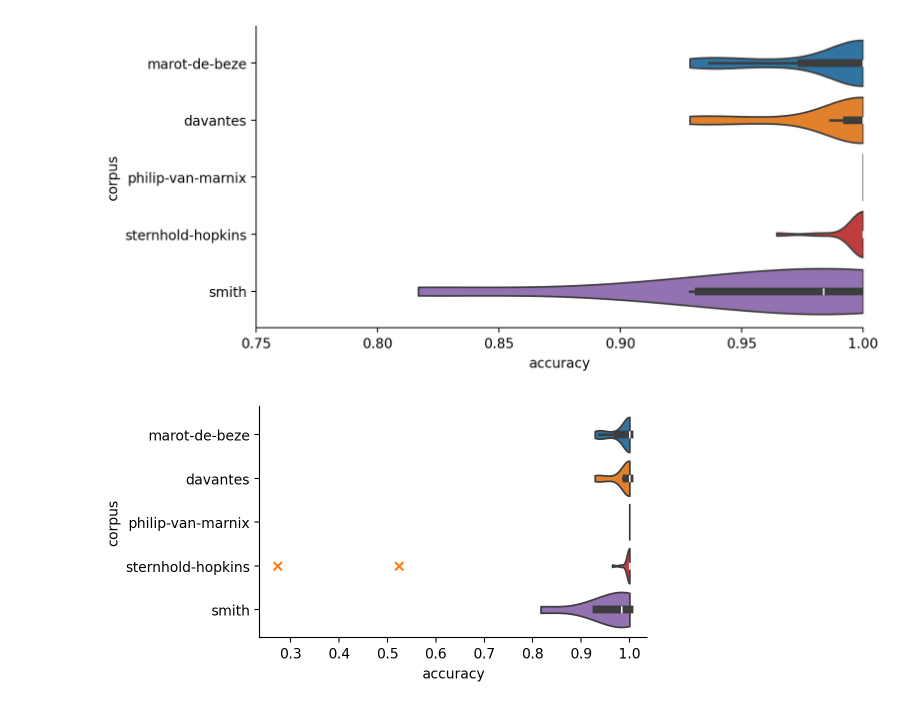
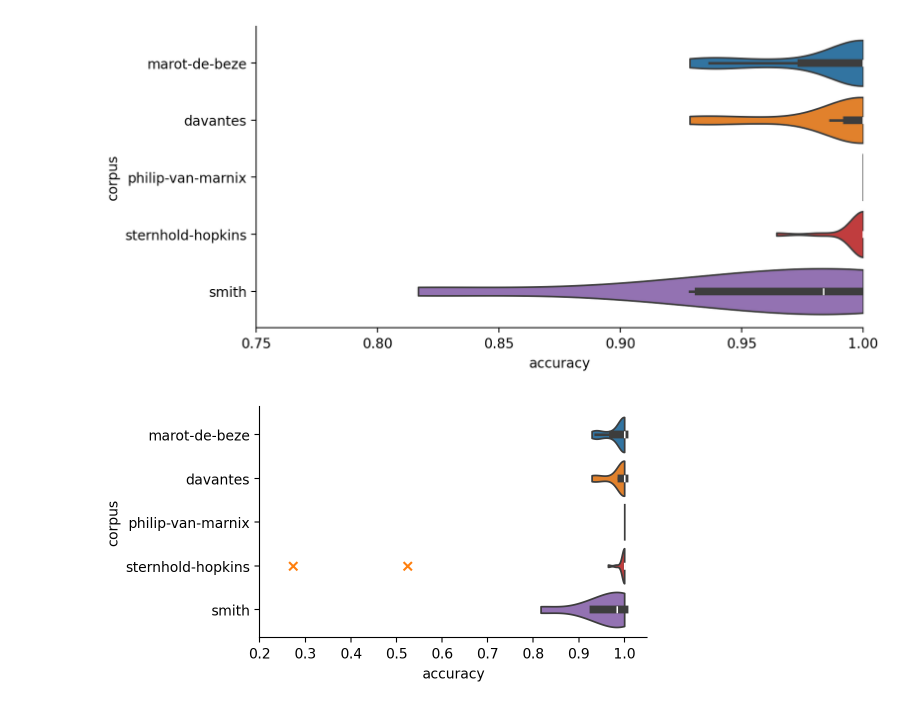
Before and after one commit to bacor/delasol, a Jupyter notebook: notebooks/evaluation.ipynb, the cells around one changed output. Saved outputs shown, nothing was run; the diff lists cells and outputs as text; code cells hidden in the pictures.

```diff
--- a/notebooks/evaluation.ipynb
+++ b/notebooks/evaluation.ipynb
@@ -194,7 +194,9 @@ sns.despine()
 # %%
 plt.figure(figsize=(5, 3))
 sns.violinplot(data=combined[combined['accuracy'] > .7], x='accuracy', y='corpus', hue='corpus', cut=0, density_norm='width', inner='box')
 sns.scatterplot(data=combined[combined['accuracy'] < .7], x='accuracy', y='corpus', c='C1', marker='x', lw=1.5)
 sns.despine()
+plt.xlim(.2, 1.05)
+plt.savefig('../tmp/results-overview.pdf')
 # %% [output]
-[figure, old version]
+[figure, new version]
```
Also changed, not shown: parts of 1 cell of this notebook, 14 other files.
